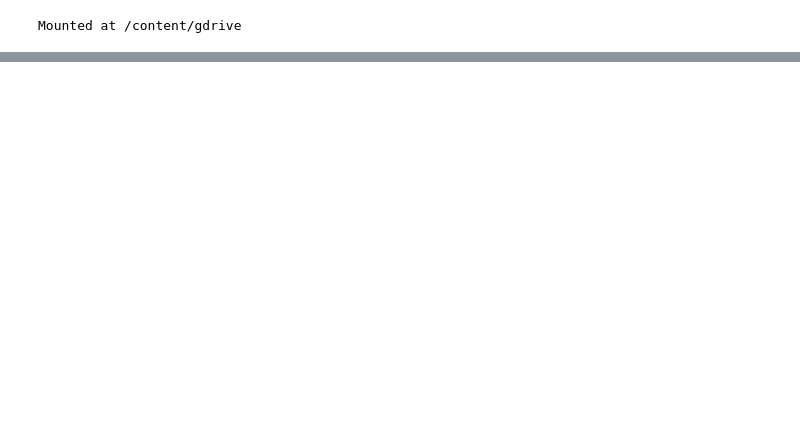
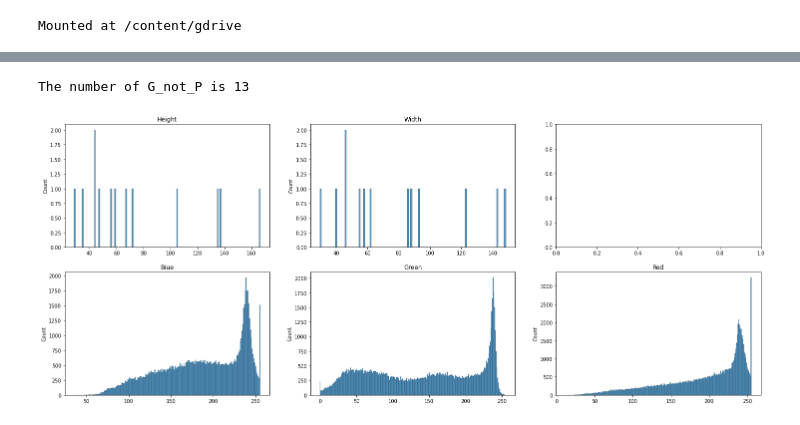
Before and after one commit to ryan840919/STAS-Detection, a Jupyter notebook: Prediction_and_Ground_true.ipynb, the cells around one changed output, grey strips where cells are left out. Saved outputs shown, nothing was run; the diff lists cells and outputs as text; code cells hidden in the pictures; blank space fills up the shorter version.

```diff
--- a/Prediction_and_Ground_true.ipynb
+++ b/Prediction_and_Ground_true.ipynb
@@ -58,0 +256,5 @@ print(len(os.listdir(f'/content/gdrive/MyDrive/AI競賽_運算/data/val_labeled/
+# %%
+Statistics_G_not_P('test_for_label_augmentation')
+# %% [output]
+The number of G_not_P is 13
+[figure, added]
```
Also changed, not shown: parts of 20 cells of this notebook.
